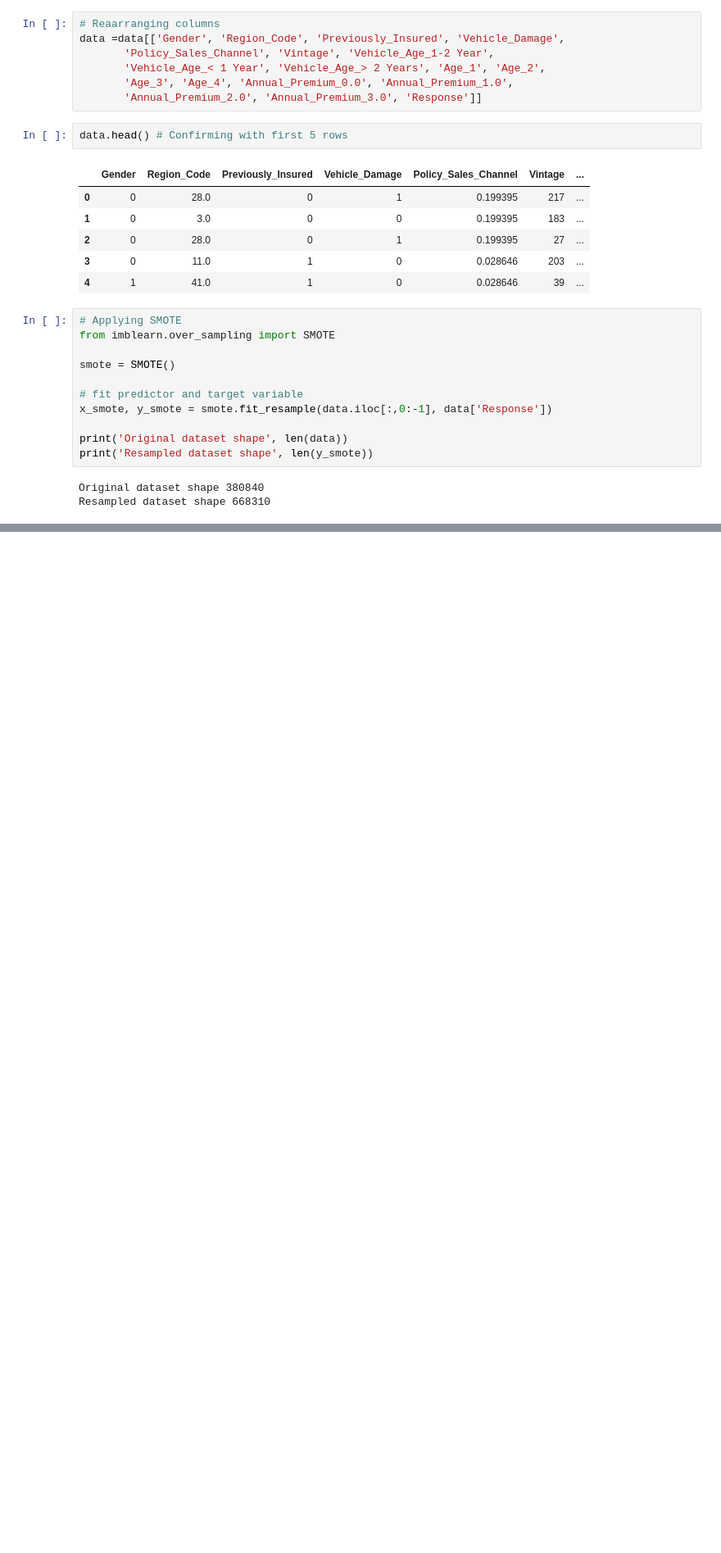
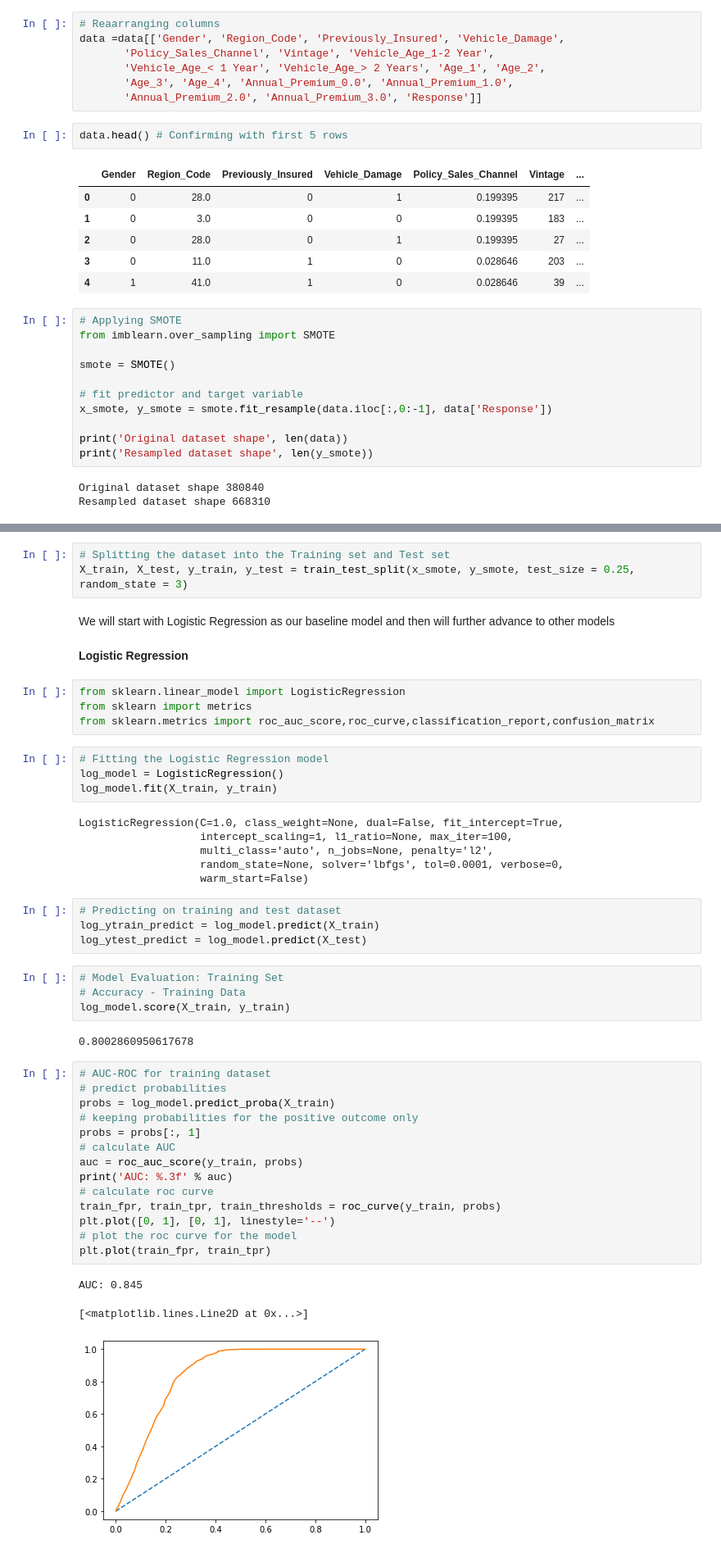
Before and after one commit to agrawalkunal2/insurance-cross_sell, a Jupyter notebook: HEALTH_INSURANCE_CROSS_SELL_PREDICTION.ipynb, the cells around one changed output, grey strips where cells are left out. Shown at 82% size. Drawn from its saved outputs; the diff is of its cells as text; blank space fills up the shorter version.

```diff
--- a/HEALTH_INSURANCE_CROSS_SELL_PREDICTION.ipynb
+++ b/HEALTH_INSURANCE_CROSS_SELL_PREDICTION.ipynb
@@ -848,0 +852,50 @@ Resampled dataset shape 668310
+# %%
+# Splitting the dataset into the Training set and Test set
+X_train, X_test, y_train, y_test = train_test_split(x_smote, y_smote, test_size = 0.25, random_state = 3)
+# %% [markdown]
+We will start with Logistic Regression as our baseline model and then will further advance to other models
+<br>
+<br>
+**Logistic Regression**
+# %%
+from sklearn.linear_model import LogisticRegression
+from sklearn import metrics
+from sklearn.metrics import roc_auc_score,roc_curve,classification_report,confusion_matrix
+# %%
+# Fitting the Logistic Regression model
+log_model = LogisticRegression()
+log_model.fit(X_train, y_train)
+# %% [output]
+LogisticRegression(C=1.0, class_weight=None, dual=False, fit_intercept=True,
+                   intercept_scaling=1, l1_ratio=None, max_iter=100,
+                   multi_class='auto', n_jobs=None, penalty='l2',
+                   random_state=None, solver='lbfgs', tol=0.0001, verbose=0,
+                   warm_start=False)
+# %%
+# Predicting on training and test dataset
+log_ytrain_predict = log_model.predict(X_train)
+log_ytest_predict = log_model.predict(X_test)
+# %%
+# Model Evaluation: Training Set
+# Accuracy - Training Data
+log_model.score(X_train, y_train)
+# %% [output]
+0.8002860950617678
+# %%
+# AUC-ROC for training dataset
+# predict probabilities
+probs = log_model.predict_proba(X_train)
+# keeping probabilities for the positive outcome only
+probs = probs[:, 1]
+# calculate AUC
+auc = roc_auc_score(y_train, probs)
+print('AUC: %.3f' % auc)
+# calculate roc curve
+train_fpr, train_tpr, train_thresholds = roc_curve(y_train, probs)
+plt.plot([0, 1], [0, 1], linestyle='--')
+# plot the roc curve for the model
+plt.plot(train_fpr, train_tpr)
+# %% [output]
+AUC: 0.845
+[<matplotlib.lines.Line2D at 0x...>]
+[figure, added]
```
Also changed, not shown: parts of 62 cells of this notebook.
